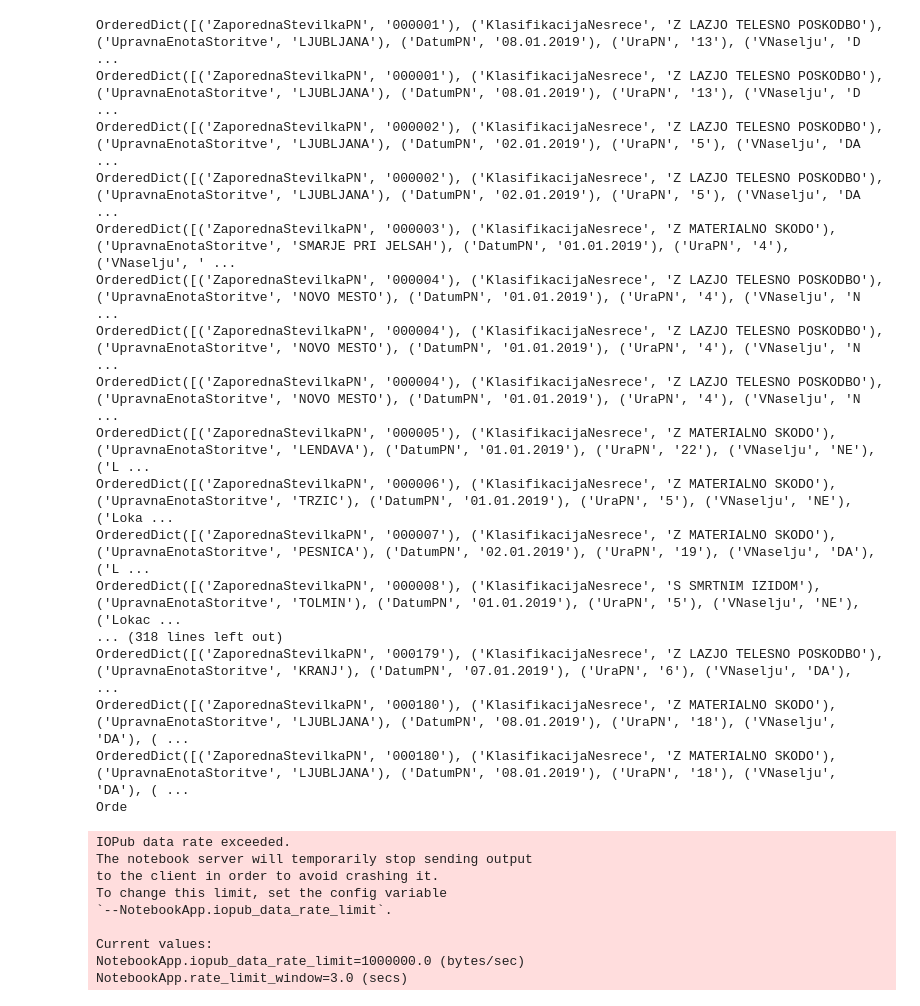
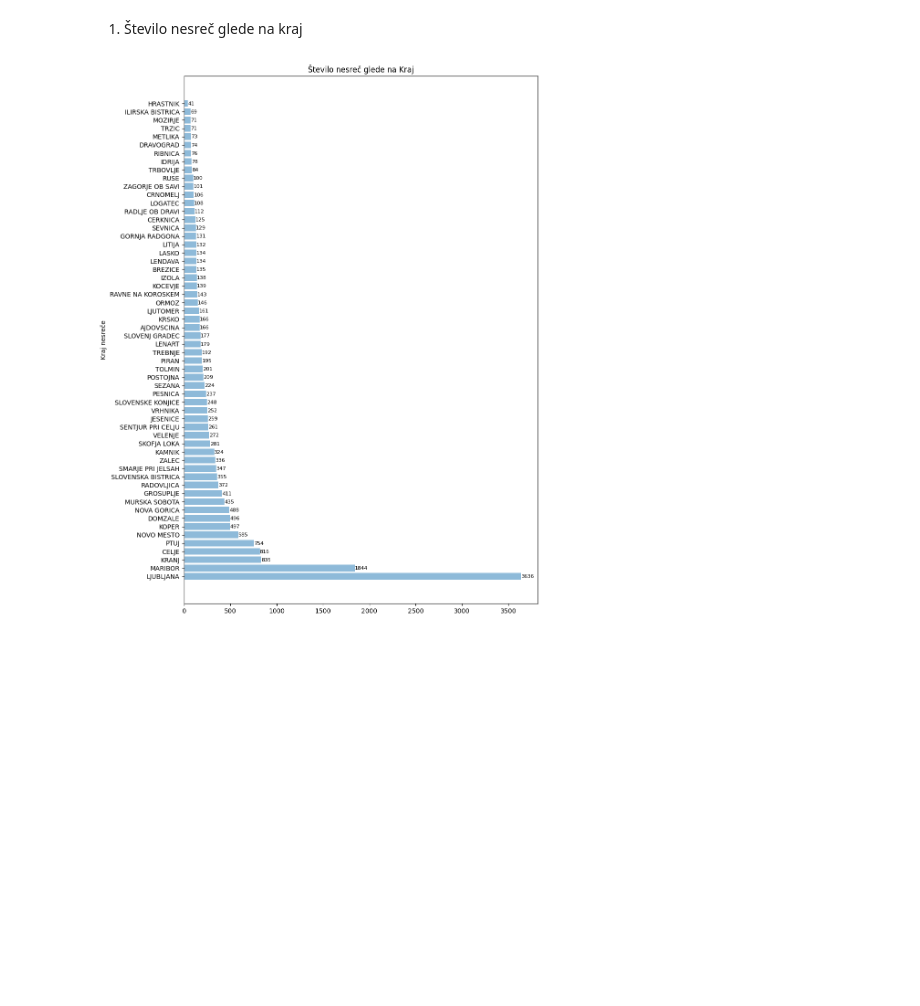
Before and after one commit to ozbej/PR20BOTGJ, a Jupyter notebook: Porocilo Gal.ipynb, the cells around one changed output. Drawn from its saved outputs; the diff is of its cells as text; code cells hidden in the pictures; blank space fills up the shorter version.

```diff
--- a/Porocilo Gal.ipynb
+++ b/Porocilo Gal.ipynb
@@ -1,33 +1,11 @@
 # %%
 from csv import DictReader
+import matplotlib.pyplot as plt; plt.rcdefaults()
+import numpy as np
+import matplotlib.pyplot as plt
+
 data = list(DictReader(open('podatki/pn2019.csv', 'rt', encoding='utf-8'), delimiter=";"))
 
-for row in data:
-    print(row)
+regije = dict()
+ureNesrec = dict()
+udelezenciNesrec = dict()
-# %% [output]
-OrderedDict([('ZaporednaStevilkaPN', '000001'), ('KlasifikacijaNesrece', 'Z LAZJO TELESNO POSKODBO'), ('UpravnaEnotaStoritve', 'LJUBLJANA'), ('DatumPN', '08.01.2019'), ('UraPN', '13'), ('VNaselju', 'D ...
-OrderedDict([('ZaporednaStevilkaPN', '000001'), ('KlasifikacijaNesrece', 'Z LAZJO TELESNO POSKODBO'), ('UpravnaEnotaStoritve', 'LJUBLJANA'), ('DatumPN', '08.01.2019'), ('UraPN', '13'), ('VNaselju', 'D ...
-OrderedDict([('ZaporednaStevilkaPN', '000002'), ('KlasifikacijaNesrece', 'Z LAZJO TELESNO POSKODBO'), ('UpravnaEnotaStoritve', 'LJUBLJANA'), ('DatumPN', '02.01.2019'), ('UraPN', '5'), ('VNaselju', 'DA ...
-OrderedDict([('ZaporednaStevilkaPN', '000002'), ('KlasifikacijaNesrece', 'Z LAZJO TELESNO POSKODBO'), ('UpravnaEnotaStoritve', 'LJUBLJANA'), ('DatumPN', '02.01.2019'), ('UraPN', '5'), ('VNaselju', 'DA ...
-OrderedDict([('ZaporednaStevilkaPN', '000003'), ('KlasifikacijaNesrece', 'Z MATERIALNO SKODO'), ('UpravnaEnotaStoritve', 'SMARJE PRI JELSAH'), ('DatumPN', '01.01.2019'), ('UraPN', '4'), ('VNaselju', ' ...
-OrderedDict([('ZaporednaStevilkaPN', '000004'), ('KlasifikacijaNesrece', 'Z LAZJO TELESNO POSKODBO'), ('UpravnaEnotaStoritve', 'NOVO MESTO'), ('DatumPN', '01.01.2019'), ('UraPN', '4'), ('VNaselju', 'N ...
-OrderedDict([('ZaporednaStevilkaPN', '000004'), ('KlasifikacijaNesrece', 'Z LAZJO TELESNO POSKODBO'), ('UpravnaEnotaStoritve', 'NOVO MESTO'), ('DatumPN', '01.01.2019'), ('UraPN', '4'), ('VNaselju', 'N ...
-OrderedDict([('ZaporednaStevilkaPN', '000004'), ('KlasifikacijaNesrece', 'Z LAZJO TELESNO POSKODBO'), ('UpravnaEnotaStoritve', 'NOVO MESTO'), ('DatumPN', '01.01.2019'), ('UraPN', '4'), ('VNaselju', 'N ...
-OrderedDict([('ZaporednaStevilkaPN', '000005'), ('KlasifikacijaNesrece', 'Z MATERIALNO SKODO'), ('UpravnaEnotaStoritve', 'LENDAVA'), ('DatumPN', '01.01.2019'), ('UraPN', '22'), ('VNaselju', 'NE'), ('L ...
-OrderedDict([('ZaporednaStevilkaPN', '000006'), ('KlasifikacijaNesrece', 'Z MATERIALNO SKODO'), ('UpravnaEnotaStoritve', 'TRZIC'), ('DatumPN', '01.01.2019'), ('UraPN', '5'), ('VNaselju', 'NE'), ('Loka ...
-OrderedDict([('ZaporednaStevilkaPN', '000007'), ('KlasifikacijaNesrece', 'Z MATERIALNO SKODO'), ('UpravnaEnotaStoritve', 'PESNICA'), ('DatumPN', '02.01.2019'), ('UraPN', '19'), ('VNaselju', 'DA'), ('L ...
-OrderedDict([('ZaporednaStevilkaPN', '000008'), ('KlasifikacijaNesrece', 'S SMRTNIM IZIDOM'), ('UpravnaEnotaStoritve', 'TOLMIN'), ('DatumPN', '01.01.2019'), ('UraPN', '5'), ('VNaselju', 'NE'), ('Lokac ...
-... (318 lines left out)
-OrderedDict([('ZaporednaStevilkaPN', '000179'), ('KlasifikacijaNesrece', 'Z LAZJO TELESNO POSKODBO'), ('UpravnaEnotaStoritve', 'KRANJ'), ('DatumPN', '07.01.2019'), ('UraPN', '6'), ('VNaselju', 'DA'),  ...
-OrderedDict([('ZaporednaStevilkaPN', '000180'), ('KlasifikacijaNesrece', 'Z MATERIALNO SKODO'), ('UpravnaEnotaStoritve', 'LJUBLJANA'), ('DatumPN', '08.01.2019'), ('UraPN', '18'), ('VNaselju', 'DA'), ( ...
-OrderedDict([('ZaporednaStevilkaPN', '000180'), ('KlasifikacijaNesrece', 'Z MATERIALNO SKODO'), ('UpravnaEnotaStoritve', 'LJUBLJANA'), ('DatumPN', '08.01.2019'), ('UraPN', '18'), ('VNaselju', 'DA'), ( ...
-Orde
-IOPub data rate exceeded.
-The notebook server will temporarily stop sending output
-to the client in order to avoid crashing it.
-To change this limit, set the config variable
-`--NotebookApp.iopub_data_rate_limit`.
-
-Current values:
-NotebookApp.iopub_data_rate_limit=1000000.0 (bytes/sec)
-NotebookApp.rate_limit_window=3.0 (secs)
@@ -33,0 +57,32 @@ NotebookApp.rate_limit_window=3.0 (secs)
+# %%
+for regija, ids in regije.items():
+    regije[regija] = len(ids)
+
+for ura, ids in ureNesrec.items():
+    ureNesrec[ura] = len(ids)
+# %% [markdown]
+1. Število nesreč glede na kraj
+# %%
+regije = {k: v for k, v in sorted(regije.items(), reverse=True, key=lambda item: item[1])}
+
+kraji = []
+stNesrec = []
+
+for regija, value in regije.items():
+    if regija not in kraji:
+            kraji.append(regija)
+
+    stNesrec.append(value)
+
+y_pos = np.arange(len(kraji))
+
+plt.figure(figsize=(10,15))
+plt.barh(y_pos, stNesrec, align='center', alpha=0.5)
+plt.yticks(y_pos, kraji)
+plt.ylabel('Kraj nesreče')
+plt.title('Število nesreč glede na Kraj')
+for i, v in enumerate(stNesrec):
+    plt.text(v, i - 0.20, str(v), color="black", fontsize=8)
+plt.show()
+# %% [output]
+[figure, added]
```
Also changed, not shown: parts of 9 cells of this notebook.
